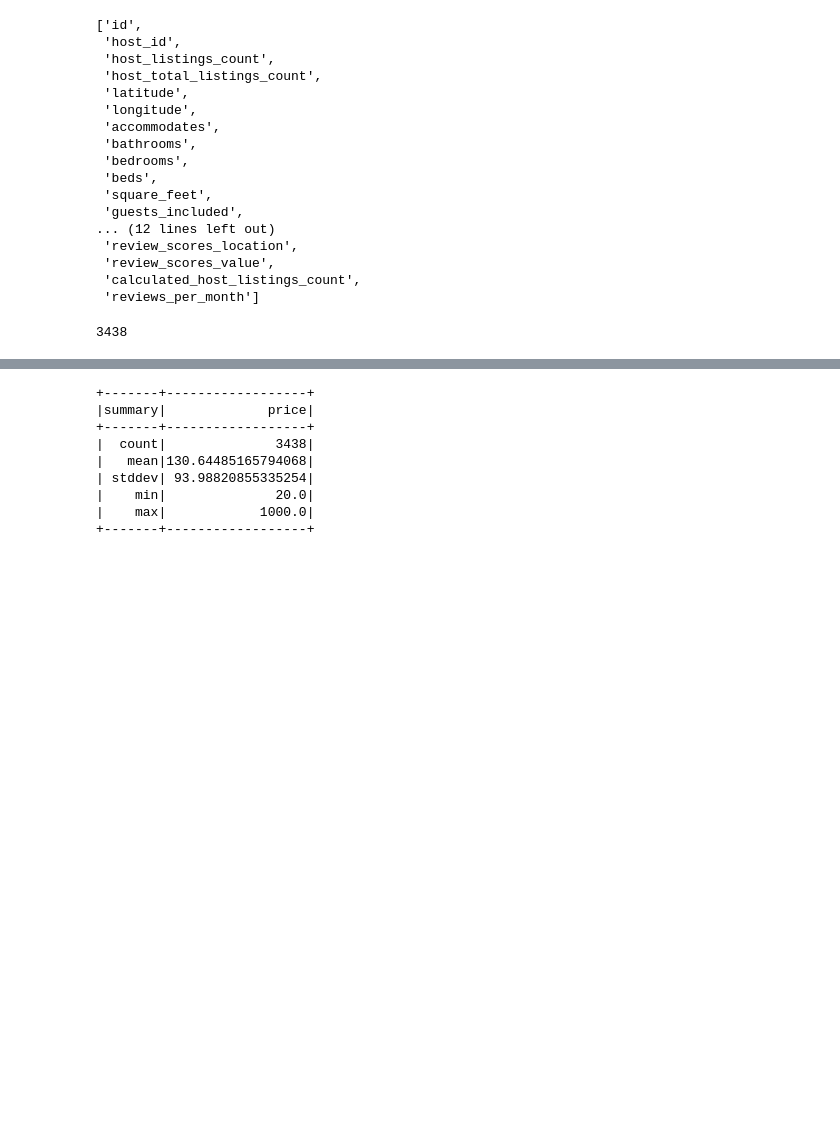
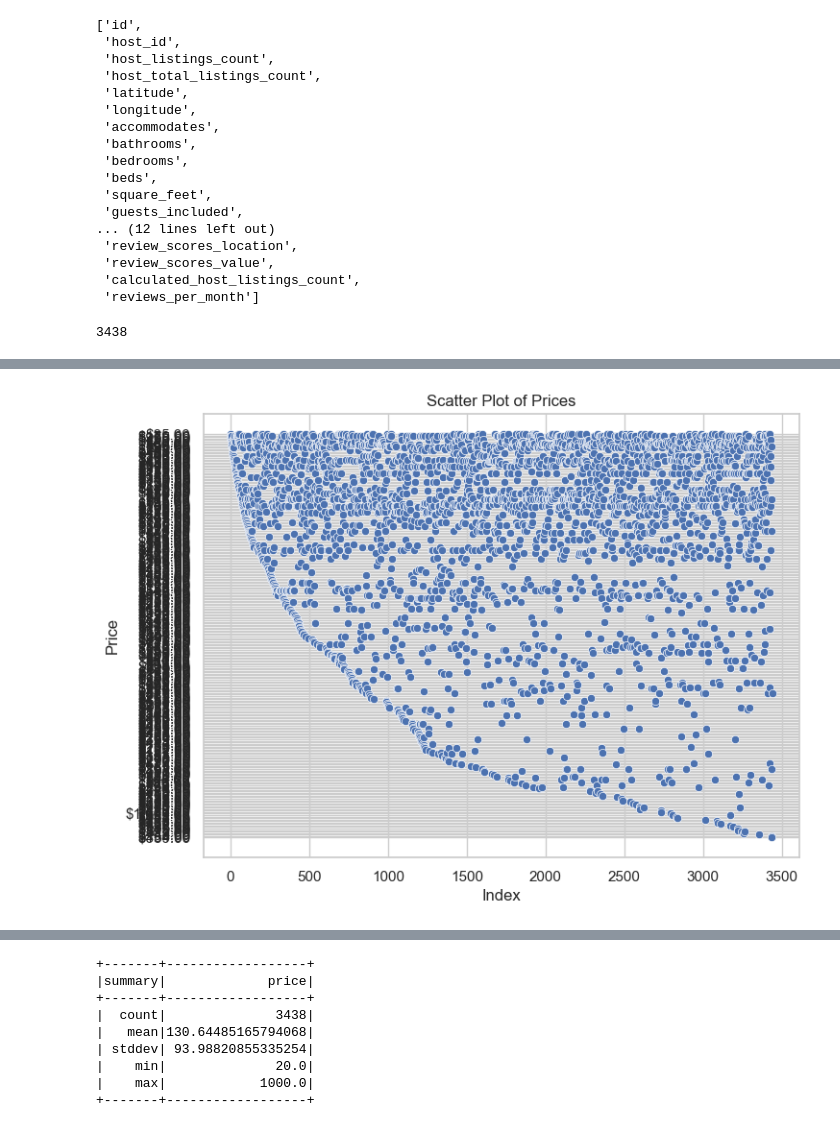
Before and after one commit to BadrKhamis/regressionWithMLFlow, a Jupyter notebook: regressionMLFlow.ipynb, the cells around one changed output, grey strips where cells are left out. Drawn from its saved outputs; the diff is of its cells as text; code cells hidden in the pictures; blank space fills up the shorter version.

```diff
--- a/regressionMLFlow.ipynb
+++ b/regressionMLFlow.ipynb
@@ -78,0 +175,18 @@ print(airBnBData_v1.count())
+# %%
+# figure out if there is outliers
+# price
+# Set the style
+sns.set(style="whitegrid")
+priceData = airBnBData_v1.toPandas()
+# Create the scatter plot
+plt.figure(figsize=(8, 6))
+sns.scatterplot(x=range(priceData.shape[0]), y='price', data=priceData, palette='viridis')
+
+# Adding titles and labels
+plt.title('Scatter Plot of Prices')
+plt.xlabel('Index')
+plt.ylabel('Price')
+
+# Show the plot
+plt.show()
+# %% [output]
@@ -78,0 +194 @@ print(airBnBData_v1.count())
+[figure, added]
```
Also changed, not shown: parts of 31 cells of this notebook.
